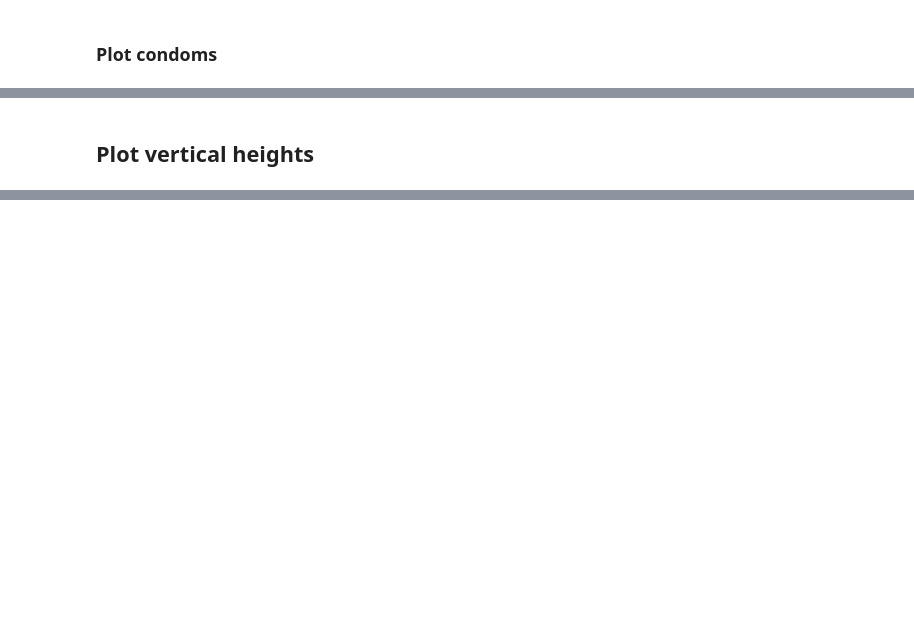
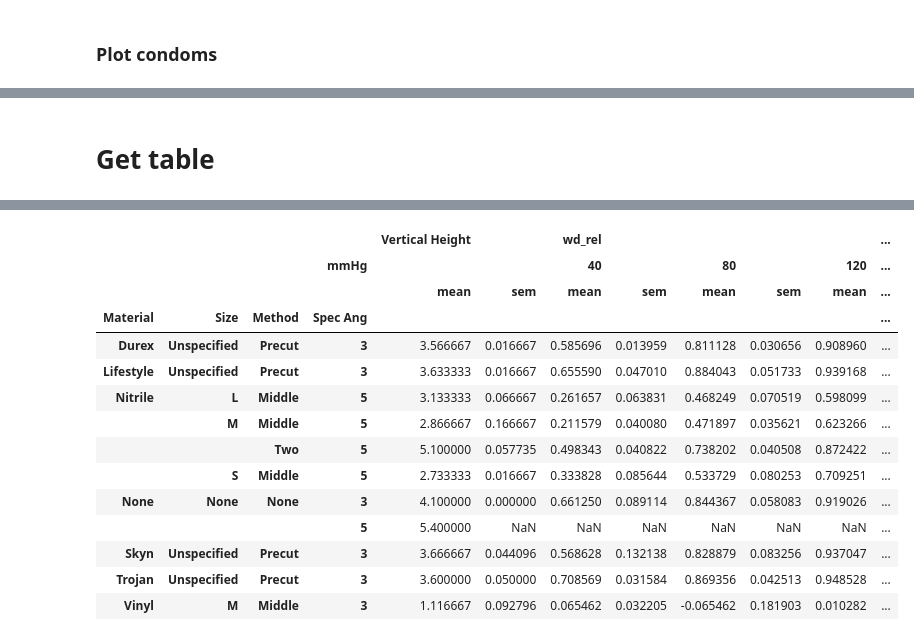
Before and after one commit to ryerrabelli/SpeculumAnalysis, a Jupyter notebook: src/notebooks/Labelbox_analysis.ipynb, the cells around one changed output, grey strips where cells are left out. Saved outputs shown, nothing was run; the diff lists cells and outputs as text; code cells hidden in the pictures; blank space fills up the shorter version.

```diff
--- a/src/notebooks/Labelbox_analysis.ipynb
+++ b/src/notebooks/Labelbox_analysis.ipynb
@@ -715,3 +792,6 @@ fig.show(config=config)
 [interactive output not drawn]
-# %% [markdown]
-## Plot vertical heights
+# %% [markdown]
+# Get table
+# %%
+df_wide_agg_brief.drop(columns=["ht_rel"],level=0).drop(columns=[0],level=1)
+# %% [output]
@@ -717,0 +799,15 @@ fig.show(config=config)
+|  |  |  |  | Vertical Height |  | wd_rel |  |  |  |  | ... |
+|  |  |  | mmHg |  |  | 40 |  | 80 |  | 120 | ... |
+|  |  |  |  | mean | sem | mean | sem | mean | sem | mean | ... |
+| Material | Size | Method | Spec Ang |  |  |  |  |  |  |  | ... |
+| Durex | Unspecified | Precut | 3 | 3.566667 | 0.016667 | 0.585696 | 0.013959 | 0.811128 | 0.030656 | 0.908960 | ... |
+| Lifestyle | Unspecified | Precut | 3 | 3.633333 | 0.016667 | 0.655590 | 0.047010 | 0.884043 | 0.051733 | 0.939168 | ... |
+| Nitrile | L | Middle | 5 | 3.133333 | 0.066667 | 0.261657 | 0.063831 | 0.468249 | 0.070519 | 0.598099 | ... |
+|  | M | Middle | 5 | 2.866667 | 0.166667 | 0.211579 | 0.040080 | 0.471897 | 0.035621 | 0.623266 | ... |
+|  |  | Two | 5 | 5.100000 | 0.057735 | 0.498343 | 0.040822 | 0.738202 | 0.040508 | 0.872422 | ... |
+|  | S | Middle | 5 | 2.733333 | 0.016667 | 0.333828 | 0.085644 | 0.533729 | 0.080253 | 0.709251 | ... |
+| None | None | None | 3 | 4.100000 | 0.000000 | 0.661250 | 0.089114 | 0.844367 | 0.058083 | 0.919026 | ... |
+|  |  |  | 5 | 5.400000 | NaN | NaN | NaN | NaN | NaN | NaN | ... |
+| Skyn | Unspecified | Precut | 3 | 3.666667 | 0.044096 | 0.568628 | 0.132138 | 0.828879 | 0.083256 | 0.937047 | ... |
+| Trojan | Unspecified | Precut | 3 | 3.600000 | 0.050000 | 0.708569 | 0.031584 | 0.869356 | 0.042513 | 0.948528 | ... |
+| Vinyl | M | Middle | 3 | 1.116667 | 0.092796 | 0.065462 | 0.032205 | -0.065462 | 0.181903 | 0.010282 | ... |
```
Also changed, not shown: parts of 36 cells of this notebook, 7 other files.
